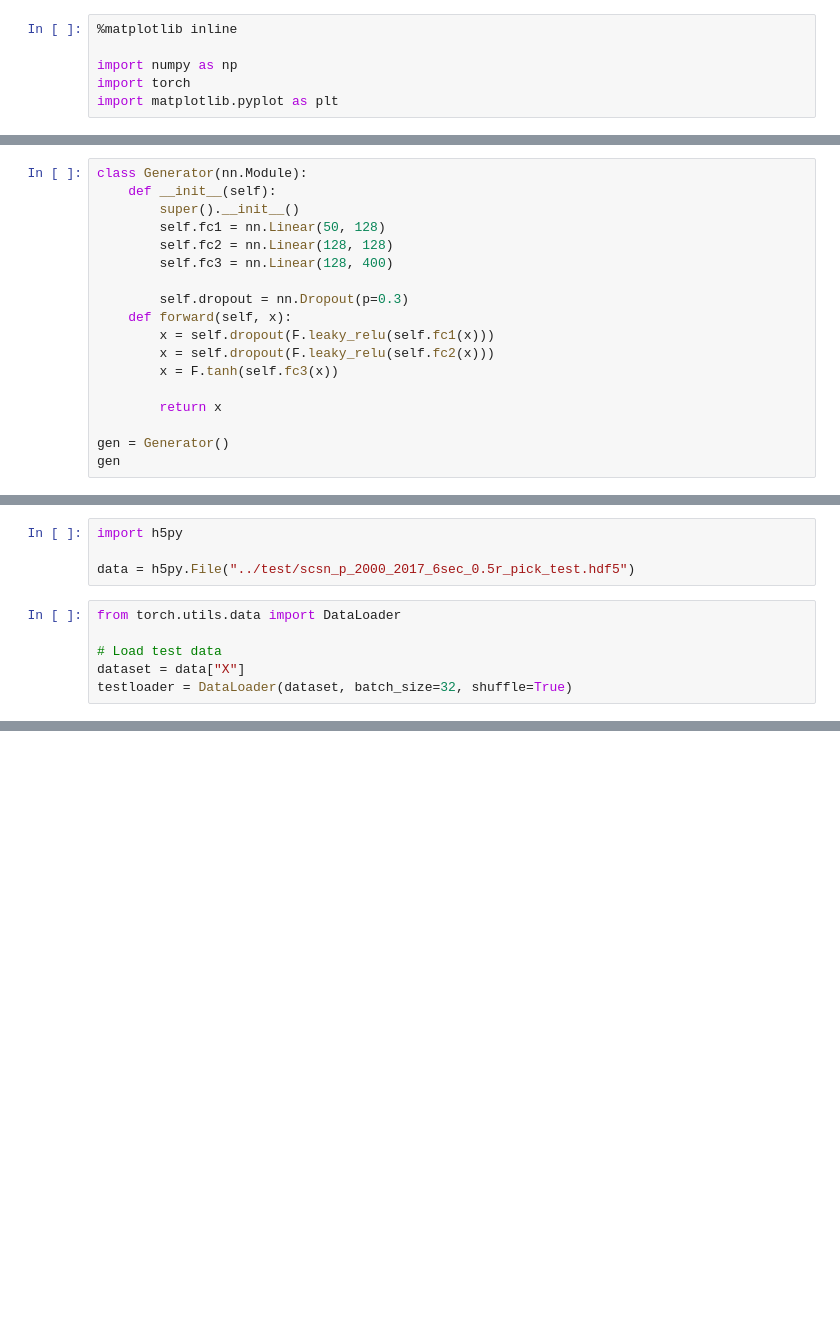
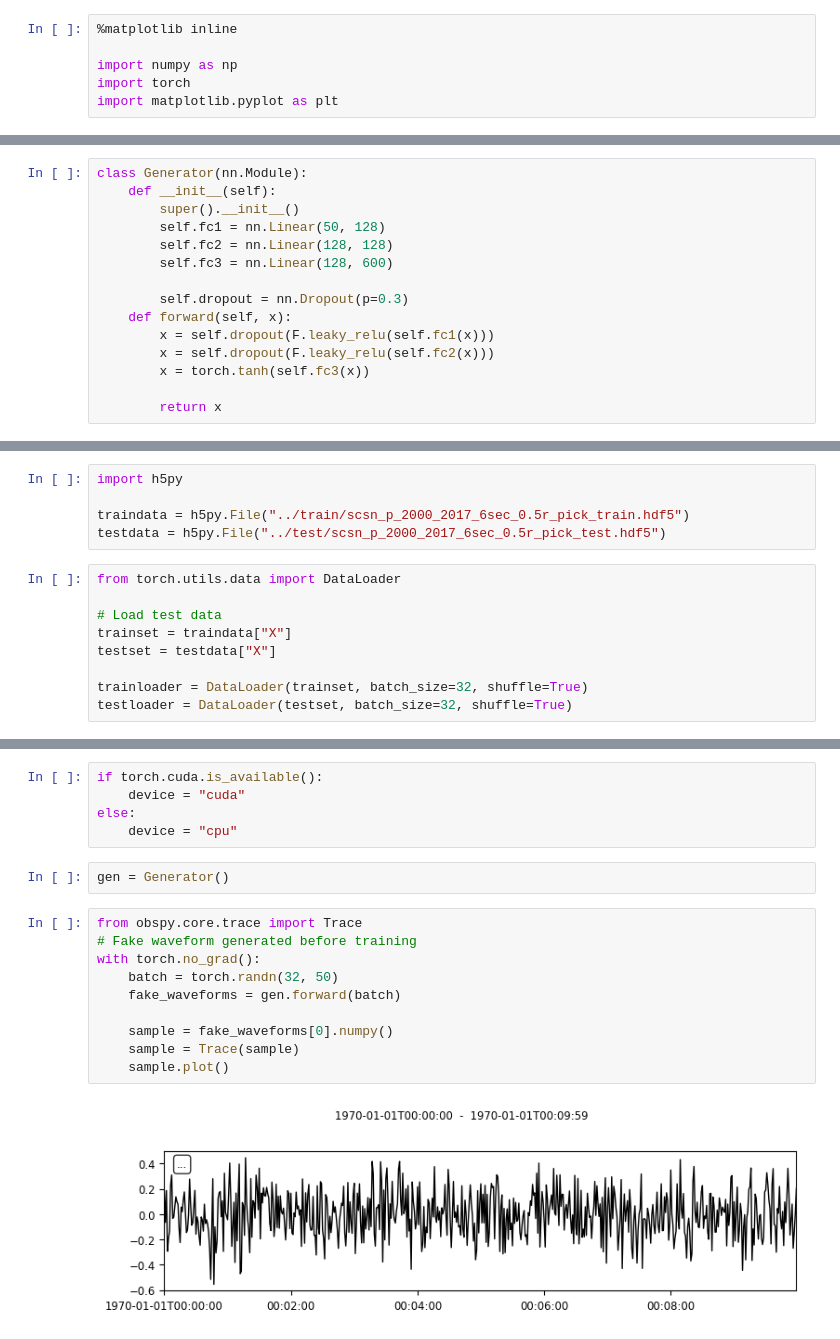
Before and after one commit to rcampbell95/P-Wave-GAN, a Jupyter notebook: notebooks/P-Wave-GAN.ipynb, the cells around one changed output, grey strips where cells are left out. Cells and saved outputs as stored; diff of their text form; blank space fills up the shorter version.

```diff
--- a/notebooks/P-Wave-GAN.ipynb
+++ b/notebooks/P-Wave-GAN.ipynb
@@ -63,15 +54,12 @@ class Generator(nn.Module):
         super().__init__()
         self.fc1 = nn.Linear(50, 128)
         self.fc2 = nn.Linear(128, 128)
-        self.fc3 = nn.Linear(128, 400)
+        self.fc3 = nn.Linear(128, 600)
 
         self.dropout = nn.Dropout(p=0.3)
     def forward(self, x):
         x = self.dropout(F.leaky_relu(self.fc1(x)))
         x = self.dropout(F.leaky_relu(self.fc2(x)))
-        x = F.tanh(self.fc3(x))
+        x = torch.tanh(self.fc3(x))
 
         return x
-
-gen = Generator()
-gen
@@ -85,10 +66,14 @@ Generator(
 # %%
 import h5py
 
-data = h5py.File("../test/scsn_p_2000_2017_6sec_0.5r_pick_test.hdf5")
+traindata = h5py.File("../train/scsn_p_2000_2017_6sec_0.5r_pick_train.hdf5")
+testdata = h5py.File("../test/scsn_p_2000_2017_6sec_0.5r_pick_test.hdf5")
 # %%
 from torch.utils.data import DataLoader
 
 # Load test data
-dataset = data["X"]
-testloader = DataLoader(dataset, batch_size=32, shuffle=True)
+trainset = traindata["X"]
+testset = testdata["X"]
+
+trainloader = DataLoader(trainset, batch_size=32, shuffle=True)
+testloader = DataLoader(testset, batch_size=32, shuffle=True)
@@ -119,0 +85,19 @@ tensor([[0.4735],
+# %%
+if torch.cuda.is_available():
+    device = "cuda"
+else:
+    device = "cpu"
+# %%
+gen = Generator()
+# %%
+from obspy.core.trace import Trace
+# Fake waveform generated before training
+with torch.no_grad():
+    batch = torch.randn(32, 50)
+    fake_waveforms = gen.forward(batch)
+
+    sample = fake_waveforms[0].numpy()
+    sample = Trace(sample)
+    sample.plot()
+# %% [output]
+[figure, added]
```
Also changed, not shown: parts of 10 cells of this notebook.
